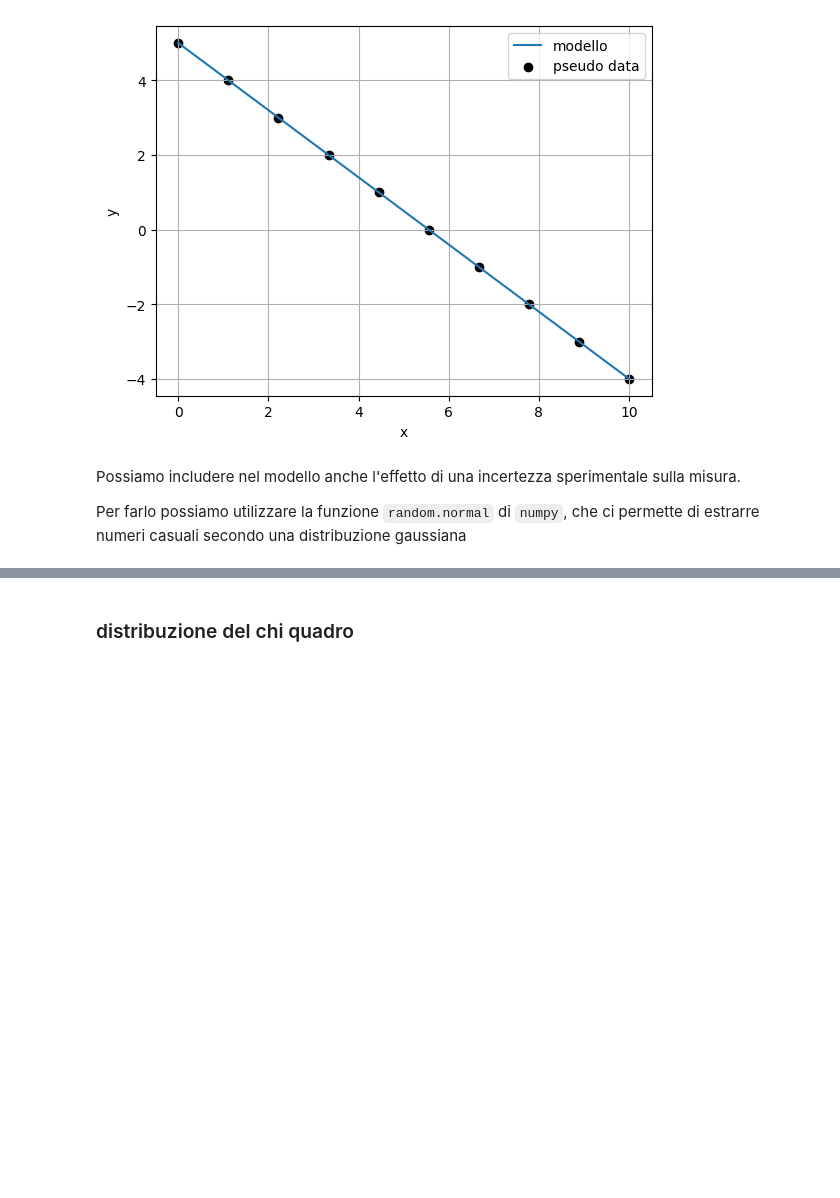
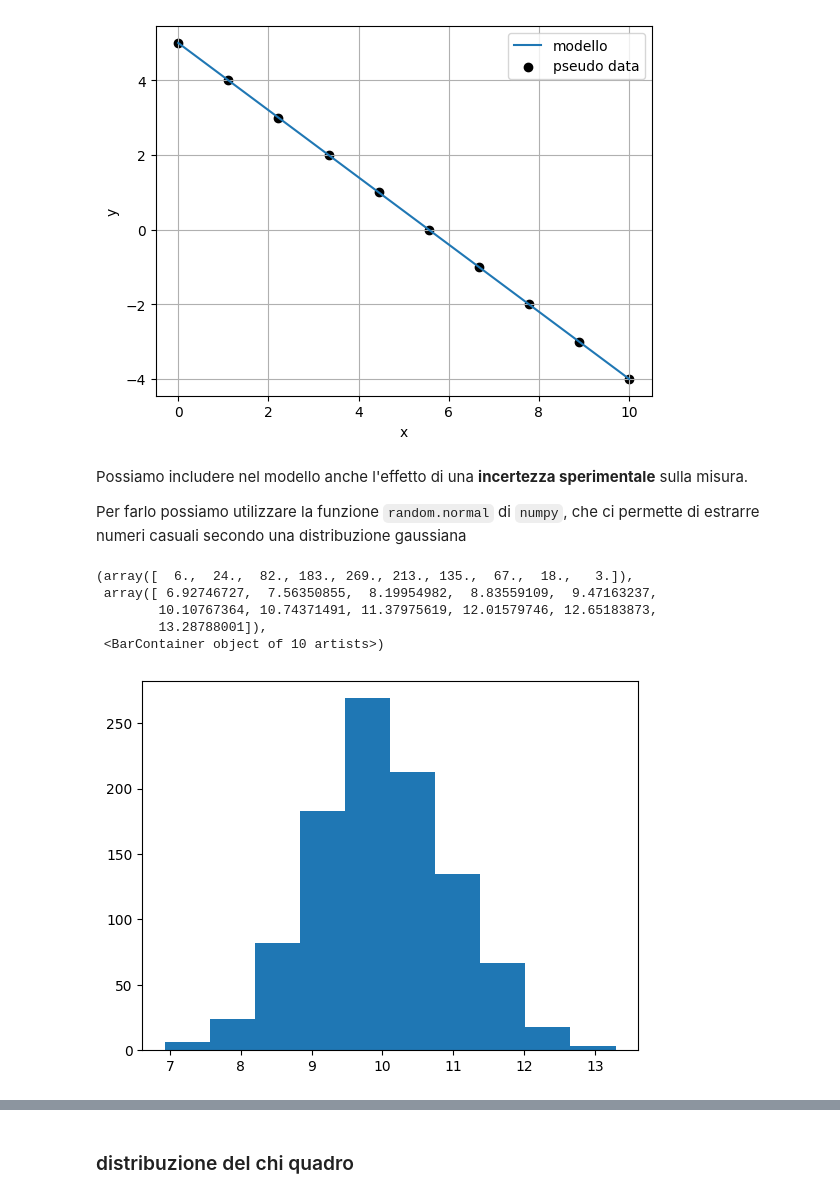
Before and after one commit to campajola/python_lecture_lab2, a Jupyter notebook: 03_miscellanea.ipynb, the cells around one changed output, grey strips where cells are left out. Drawn from its saved outputs; the diff is of its cells as text; code cells hidden in the pictures; blank space fills up the shorter version.

```diff
--- a/03_miscellanea.ipynb
+++ b/03_miscellanea.ipynb
@@ -34,9 +32,18 @@ plt.show()
 # %% [output]
 [figure]
 # %% [markdown]
-Possiamo includere nel modello anche l'effetto di una incertezza sperimentale sulla misura.
+Possiamo includere nel modello anche l'effetto di una **incertezza sperimentale** sulla misura.
 
 Per farlo possiamo utilizzare la funzione `random.normal` di `numpy`, che ci permette di estrarre numeri casuali secondo una distribuzione gaussiana
+# %%
+plt.hist(np.random.normal(10, 1, 1000))
+# %% [output]
+(array([  6.,  24.,  82., 183., 269., 213., 135.,  67.,  18.,   3.]),
+ array([ 6.92746727,  7.56350855,  8.19954982,  8.83559109,  9.47163237,
+        10.10767364, 10.74371491, 11.37975619, 12.01579746, 12.65183873,
+        13.28788001]),
+ <BarContainer object of 10 artists>)
+[figure, added]
 # %%
 sigma = .5 #errore sulla misura
 W = np.ones_like(x)/sigma**2 #array di pesi
```
Also changed, not shown: parts of 21 cells of this notebook, 7 other files.
